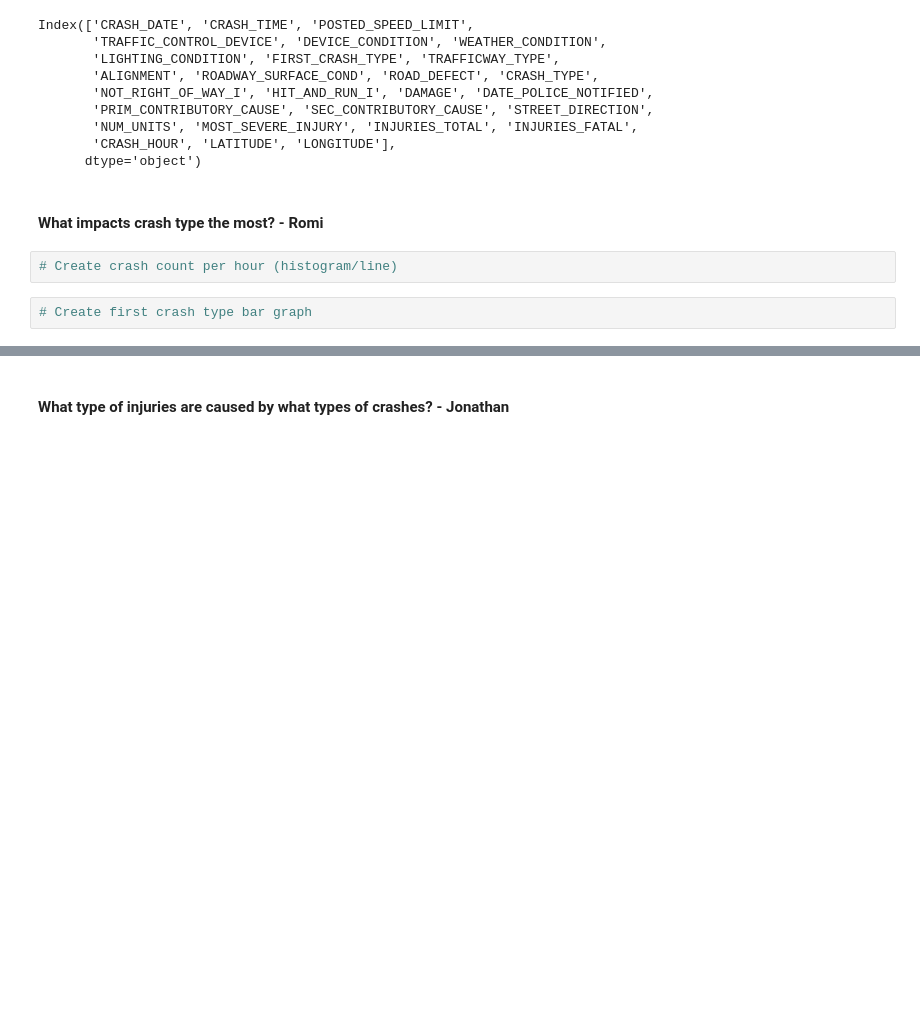
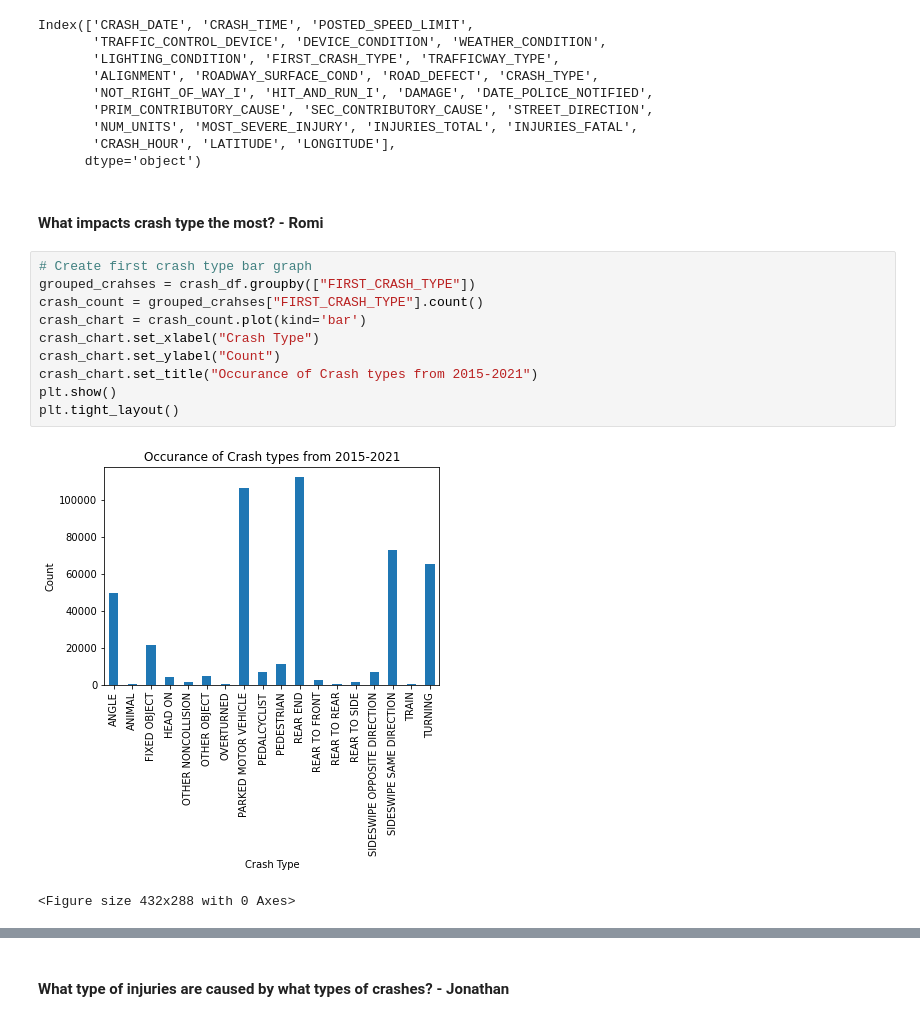
Before and after one commit to andrewbankston/project-one, a Jupyter notebook: Chicago_Crashes.ipynb, the cells around one changed output, grey strips where cells are left out. Drawn from its saved outputs; the diff is of its cells as text; blank space fills up the shorter version.

```diff
--- a/Chicago_Crashes.ipynb
+++ b/Chicago_Crashes.ipynb
@@ -49,7 +49,16 @@ Index(['CRASH_DATE', 'CRASH_TIME', 'POSTED_SPEED_LIMIT',
       dtype='object')
 # %% [markdown]
 #### What impacts crash type the most? - Romi
-# %%
-# Create crash count per hour (histogram/line)
-# %%
-# Create first crash type bar graph
+# %%
+# Create first crash type bar graph
+grouped_crahses = crash_df.groupby(["FIRST_CRASH_TYPE"])
+crash_count = grouped_crahses["FIRST_CRASH_TYPE"].count()
+crash_chart = crash_count.plot(kind='bar')
+crash_chart.set_xlabel("Crash Type")
+crash_chart.set_ylabel("Count")
+crash_chart.set_title("Occurance of Crash types from 2015-2021")
+plt.show()
+plt.tight_layout()
+# %% [output]
+[figure, added]
+<Figure size 432x288 with 0 Axes>
```
Also changed, not shown: parts of 7 cells of this notebook, 2 other files.
